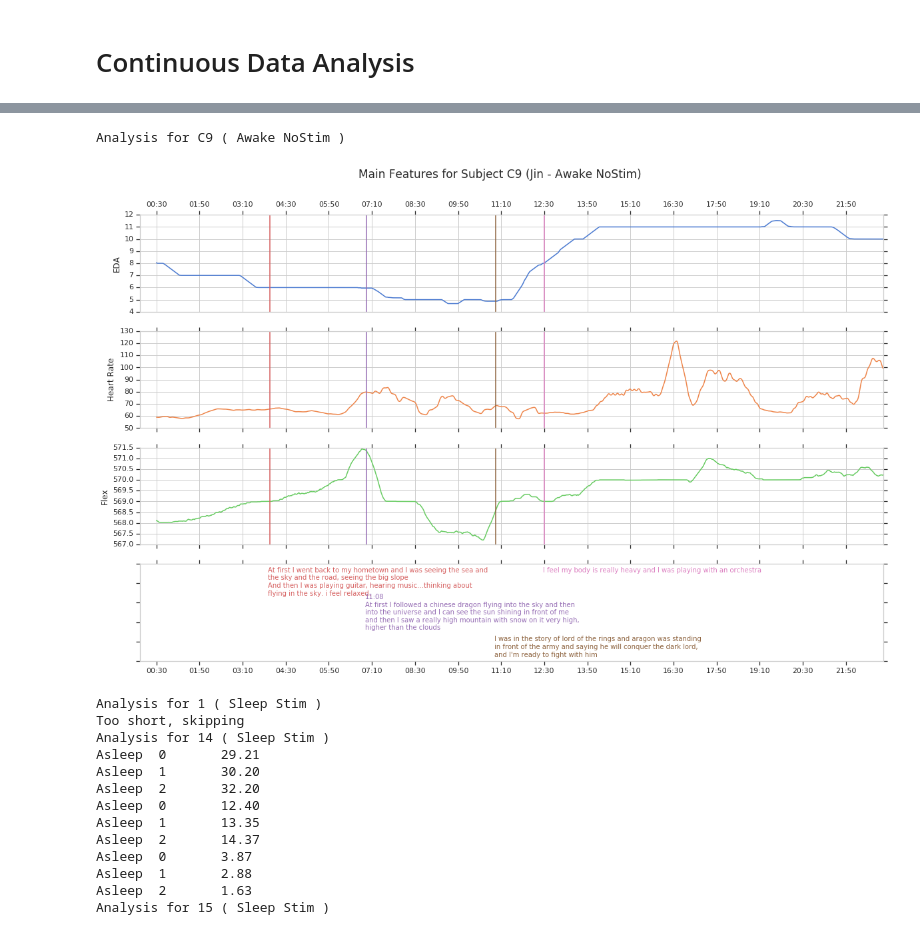
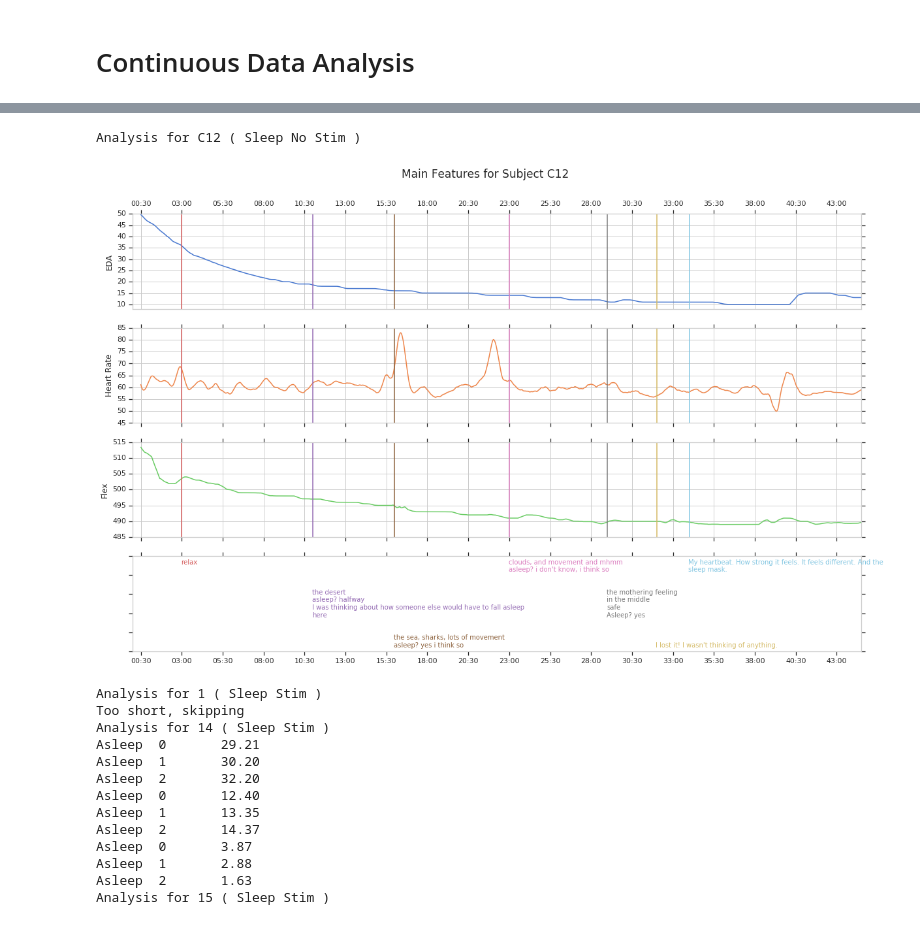
Before and after one commit to eyalperry88/openSleep, a Jupyter notebook: data_analysis/analyze.ipynb, the cells around one changed output, grey strips where cells are left out. Cells and saved outputs as stored; diff of their text form; code cells hidden in the pictures.

```diff
--- a/data_analysis/analyze.ipynb
+++ b/data_analysis/analyze.ipynb
@@ -323,10 +324,16 @@ continuous
 | 50 | Awake NoStim | C11 | Aishwarya | AishwaryaAwakeNoStim | Yes | [[Wakeup Times AND Dreams:]] \n\n... | **4:00**\nSailing in the Charles\... | ... |
 | 51 | Awake NoStim | C12 | Glenn | GlennAwakeNoStim | Yes | [[Wakeup Times AND Dreams:]] \n\n... | **3:00**\nThinking about the comp... | ... |
 # %%
+from scipy.signal import savgol_filter
+
 colors = np.concatenate([np.array(sns.color_palette("muted")), np.array(sns.color_palette("muted"))])
 offset = int(features_window_len / 10)
 
 for index, row in continuous.iterrows():
+    # For subject specific analysis:
+    # if row['Subject'] != 'C12':
+    #    continue
+
     print("Analysis for", row['Subject'], '(', row['Category'], ')')
     if isNaN(row['Filename']):
         print("\x1b[31mWARN: Missing data file, skipping!\x1b[0m")
@@ -348,7 +355,7 @@ for index, row in continuous.iterrows():
     features[:, 3] = hr_correction(features[:, 3])
 
     f, axes = plt.subplots(4, sharex=True)
-    f.suptitle("Main Features for Subject %s (%s - %s)" % (row['Subject'], row['Name'], row['Category']), fontsize=17)
+    f.suptitle("Main Features for Subject %s" % (row['Subject']), fontsize=17)
     axes[0].xaxis.set_ticks_position("top")
     max_x = features.shape[0]
     if len(wakeups):
@@ -360,7 +367,7 @@ for index, row in continuous.iterrows():
             axes[0].set_ylabel("EDA")
             #axes[0].set_ylim(min(x[:-300]) - 5, max(x[:-300]) + 5)
         elif feature_labels[i] == "ECG HR (normalized)":
-            x = gaussian_filter(features[:max_x, i], sigma=2) * 60 + 40
+            x = savgol_filter(features[:max_x, i], 51, 3) * 60 + 40
             axes[1].plot(x, color=colors[1])
             axes[1].set_ylabel("Heart Rate")
         elif feature_labels[i] == "Flex Mean":
@@ -383,35 +390,36 @@ for index, row in continuous.iterrows():
                          fontsize=10, #weight="bold",
                          color=colors[i+3])
         elif i % 3 == 1:
             axes[3].text(wakeup_sec - offset - 3,
                          0.5,
                          wakeup_report,
                          rotation=0,
                          ha="left", va="center",
                          wrap=True,
                          fontsize=10,  #weight="bold",
                          color=colors[i+3])
         else:
             axes[3].text(wakeup_sec - features_window_len / 10 - 3,
                          0.03,
                          wakeup_report,
                          rotation=0,
                          ha="left", va="bottom",
                          wrap=True,
                          fontsize=10,  #weight="bold",
                          color=colors[i+3])
     #plt.xticks([tick for tick in range(0, features.shape[0], 90)])
     for ax in axes:
         ax.xaxis.set_major_locator(matplotlib.ticker.MaxNLocator(20))
         ax.set_xlim(-offset, max_x)
+    #axes[0].set_ylim(8, 50)
     axes[3].set_yticklabels([])
     axes[3].grid(False)
     plt.gcf().axes[0].xaxis.set_major_formatter(time_formatter)
     plt.savefig('plots/%s - %s.png' % (row['Category'], row['Subject']))
     plt.show()
 # %% [output]
-Analysis for C9 ( Awake NoStim )
+Analysis for C12 ( Sleep No Stim )
-[figure, old version]
+[figure, new version]
 # %%
 colors = np.concatenate([np.array(sns.color_palette("muted")), np.array(sns.color_palette("muted"))])
 offset = int(features_window_len / 10)
```
Also changed, not shown: parts of 9 cells of this notebook.
